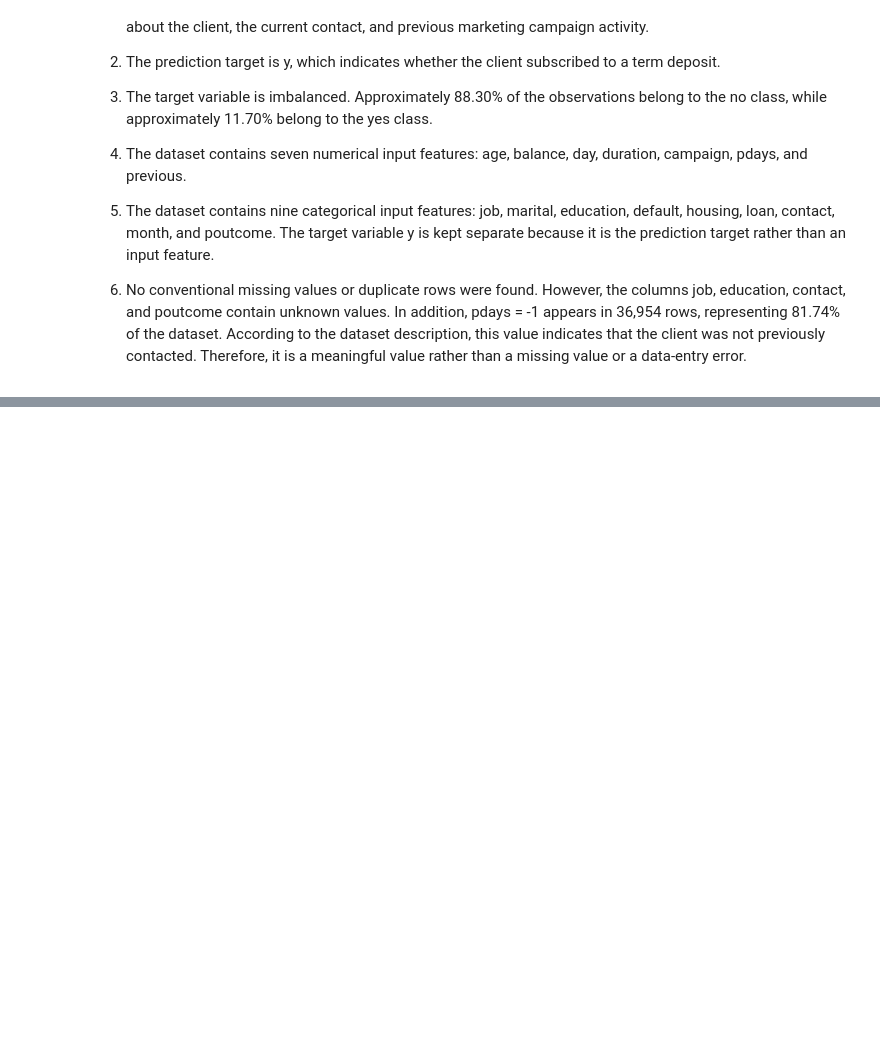
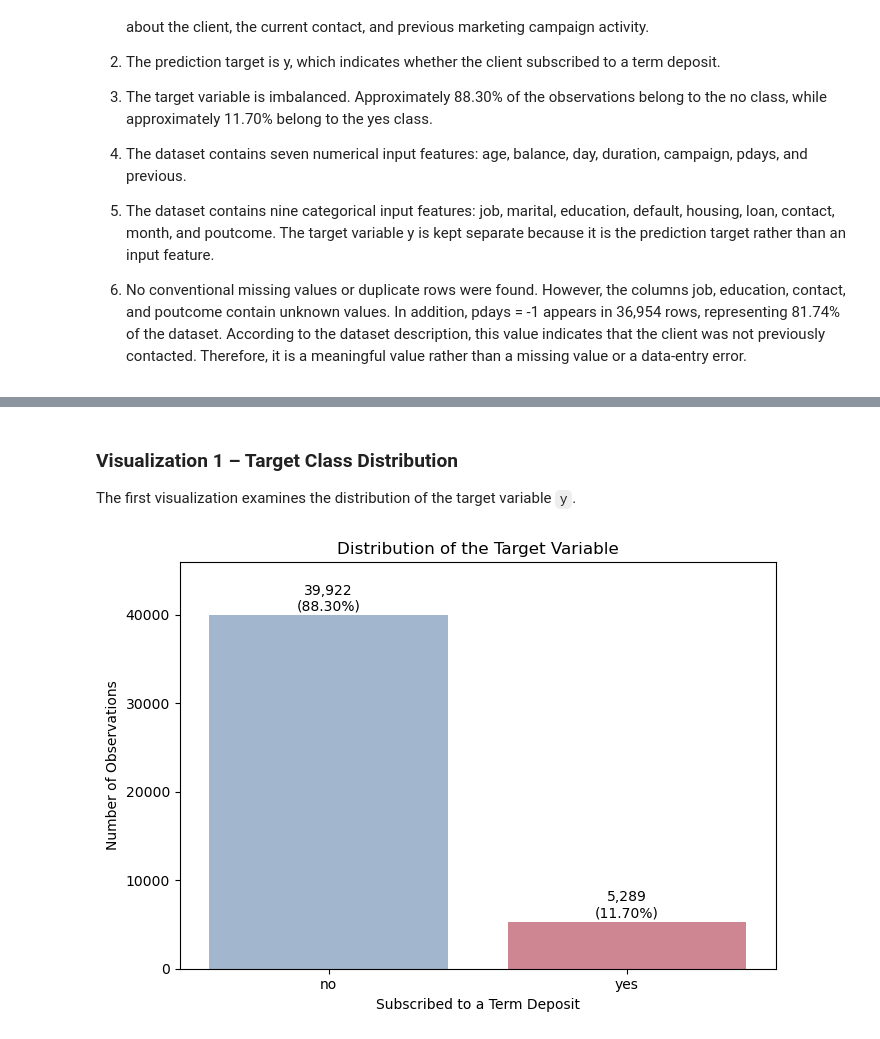
Before and after one commit to liadagon/Applied_Artificial_Intelligence, a Jupyter notebook: FinalProjectAppliedAI.ipynb, the cells around one changed output, grey strips where cells are left out. Cells and saved outputs as stored; diff of their text form; code cells hidden in the pictures; blank space fills up the shorter version.

Commit message:
Add files via upload
Add Part B exploratory data analysis

```diff
--- a/FinalProjectAppliedAI.ipynb
+++ b/FinalProjectAppliedAI.ipynb
@@ -185,0 +280,44 @@ The target variable is imbalanced. Approximately 88.30% of the observations belo
+# %% [markdown]
+### Visualization 1 – Target Class Distribution
+
+The first visualization examines the distribution of the target variable `y`.
+# %%
+target_order = ["no", "yes"]
+
+target_counts = df["y"].value_counts().reindex(target_order)
+target_percentages = (
+    df["y"].value_counts(normalize=True)
+    .reindex(target_order) * 100
+).round(2)
+
+plt.figure(figsize=(7, 5))
+
+ax = sns.countplot(
+    data=df,
+    x="y",
+    order=target_order,
+    hue="y",
+    palette={"no": "#9BB7D4", "yes": "#D97A8A"},
+    legend=False
+)
+
+plt.title("Distribution of the Target Variable")
+plt.xlabel("Subscribed to a Term Deposit")
+plt.ylabel("Number of Observations")
+
+for index, category in enumerate(target_order):
+    count = target_counts.loc[category]
+    percentage = target_percentages.loc[category]
+
+    ax.text(
+        index,
+        count + 500,
+        f"{count:,}\n({percentage:.2f}%)",
+        ha="center"
+    )
+
+plt.ylim(0, target_counts.max() * 1.15)
+plt.tight_layout()
+plt.show()
+# %% [output]
+[figure, added]
```
Also changed, not shown: parts of 22 cells of this notebook.
